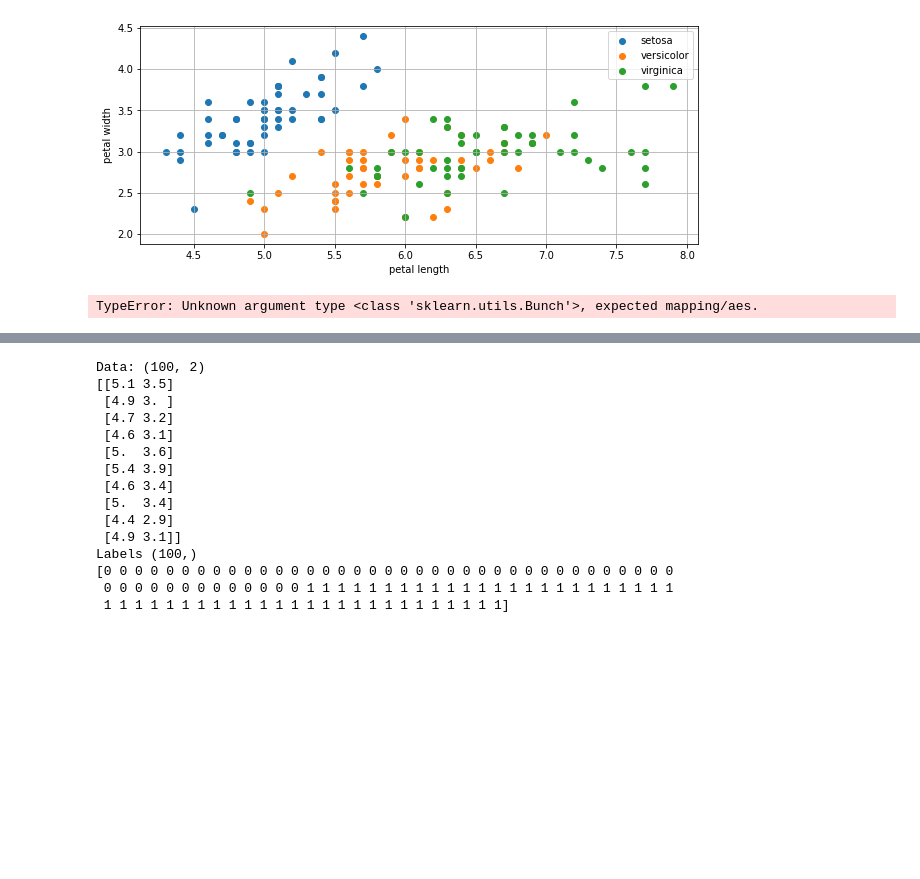
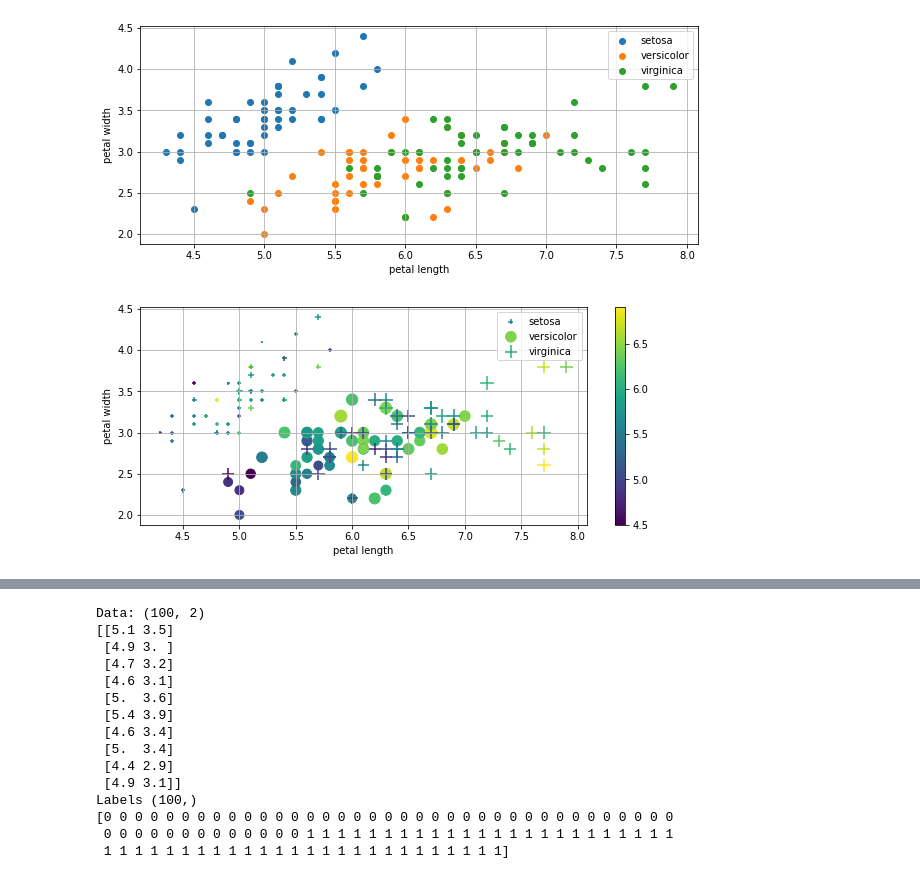
Before and after one commit to MikeLdT/deep-learning, a Jupyter notebook: tareas/DL_01_Perceptron.ipynb, the cells around one changed output, grey strips where cells are left out. Drawn from its saved outputs; the diff is of its cells as text; code cells hidden in the pictures; blank space fills up the shorter version.

```diff
--- a/tareas/DL_01_Perceptron.ipynb
+++ b/tareas/DL_01_Perceptron.ipynb
@@ -80,15 +75,21 @@ plt.ylabel('petal width')
 plt.show()
 # %% [output]
 [figure]
-# %%
-# == Q1: ==
-# Idea alguna manera de visualizar y diferenciar las 4 variables al mismo tiempo,
-# usando una sola gráfica 2D. Muestra tu solución:
-
-ggplot(iris, aes(x='petal_length', y='petal_width', color='target_names')) + \
-    geom_boxplot() + \
-    facet_wrap(~['setal_length']+['sepal_width']) + \
-    theme_xkcd() + \
-    theme(axis_text_x = element_text(size=4, angle=90, hjust=1))
-# %% [output]
-TypeError: Unknown argument type <class 'sklearn.utils.Bunch'>, expected mapping/aes.
+# %%
+# == Q1: ==
+# Idea alguna manera de visualizar y diferenciar las 4 variables al mismo tiempo,
+# usando una sola gráfica 2D. Muestra tu solución:
+
+# Plot four features
+plt.figure(figsize=(10, 4))
+plt.scatter(X[Y==0, 0], X[Y==0, 1], label=iris.target_names[0], s=80*X[Y==0, 3], c=[ b for b in X[Y==0, 2]], marker='+')
+plt.scatter(X[Y==1, 0], X[Y==1, 1], label=iris.target_names[1], s=80*X[Y==1, 3], c=[ b for b in X[Y==1, 2]], marker='o')
+plt.scatter(X[Y==2, 0], X[Y==2, 1], label=iris.target_names[2], s=80*X[Y==2, 3], c=[ b for b in X[Y==2, 2]], marker='+')
+plt.legend()
+plt.grid(True)
+plt.xlabel('petal length')
+plt.ylabel('petal width')
+plt.colorbar()
+plt.show()
+# %% [output]
+[figure, added]
```
Also changed, not shown: parts of 14 cells of this notebook.
